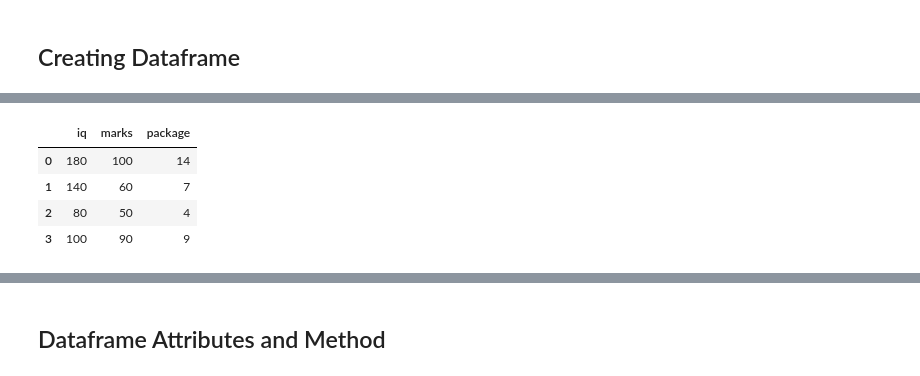
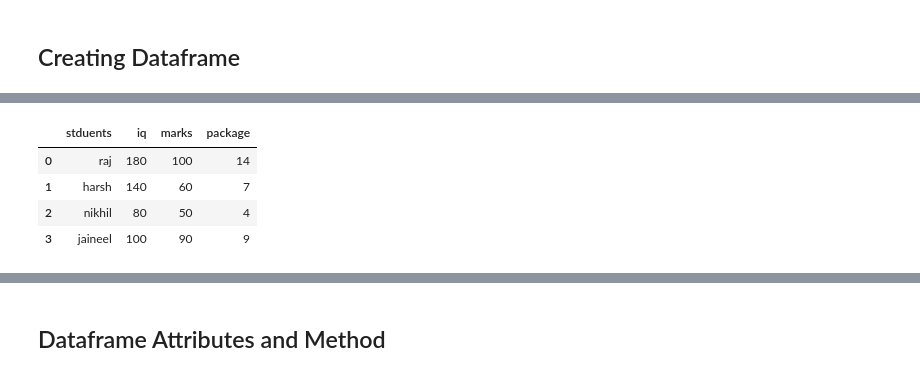
Before and after one commit to rajjadav007/Ai_learning-, a Jupyter notebook: Pandas_Dataframe/dataframe.ipynb, the cells around one changed output, grey strips where cells are left out. Saved outputs shown, nothing was run; the diff lists cells and outputs as text; code cells hidden in the pictures.

Commit message:
pandas dataframe 1 complete

```diff
--- a/Pandas_Dataframe/dataframe.ipynb
+++ b/Pandas_Dataframe/dataframe.ipynb
@@ -23,19 +23,20 @@ print (df)
 # %%
 ##Using Dictonary
 
 student_dict={
+    "stduents":['raj','harsh','nikhil','jaineel'],
     "iq":[180,140,80,100],
     "marks":[100,60,50,90],
     "package":[14,7,4,9]
 }
 
 pd.DataFrame(student_dict)
 # %% [output]
-|  | iq | marks | package |
-| 0 | 180 | 100 | 14 |
-| 1 | 140 | 60 | 7 |
-| 2 | 80 | 50 | 4 |
-| 3 | 100 | 90 | 9 |
+|  | stduents | iq | marks | package |
+| 0 | raj | 180 | 100 | 14 |
+| 1 | harsh | 140 | 60 | 7 |
+| 2 | nikhil | 80 | 50 | 4 |
+| 3 | jaineel | 100 | 90 | 9 |
 # %%
 movies=pd.read_csv("movies.csv")
 
```
Also changed, not shown: parts of 33 cells of this notebook.
